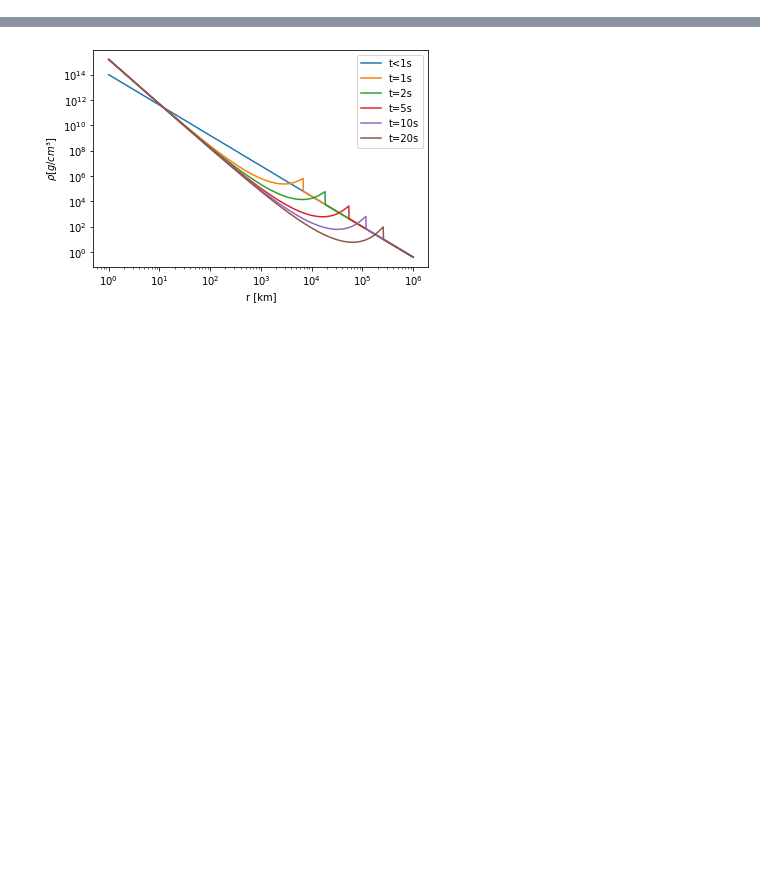
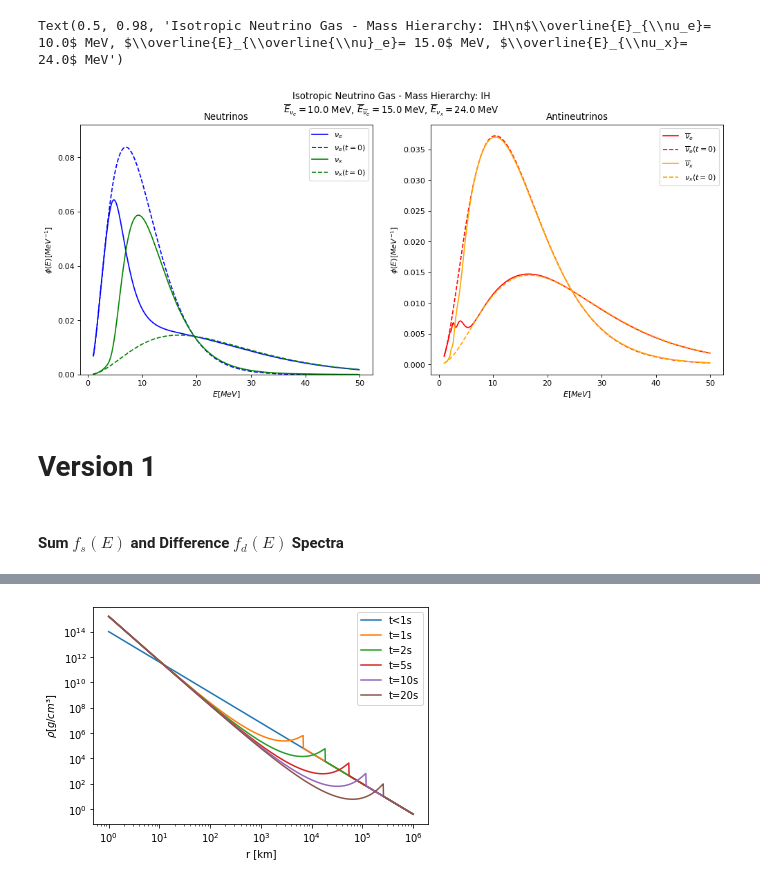
Before and after one commit to pedrodedin/Neutrino-Collective-Effects, a Jupyter notebook: Test.ipynb, the cells around one changed output, grey strips where cells are left out. Saved outputs shown, nothing was run; the diff lists cells and outputs as text; code cells hidden in the pictures; blank space fills up the shorter version.

```diff
--- a/Test.ipynb
+++ b/Test.ipynb
@@ -7,0 +21,2 @@ import time
+# %%
+y0,omega,E_vec,t_vec,mu_0,n_f,n_dim,n_E=initiate_v2(nu_types,t_bins,E_i,E_f,E_step,E_0,Amplitude)
@@ -7,0 +79,53 @@ import time
+# %%
+for i in range(len(Pee_nu)):
+        nu_e_time.append([])
+        nu_x_time.append([])
+        nubar_e_time.append([])
+        nubar_x_time.append([])
+        for j in range(len(Pee_nu[0])):
+            Pee_aux=Pee_nu[i][j]
+            nu_e_time[i].append(Pee_aux*nu_e0[j]+(1-Pee_aux)*nu_x0[j])
+            nu_x_time[i].append(Pee_aux*nu_x0[j]+(1-Pee_aux)*nu_e0[j])
+
+            Pee_aux=Pee_nubar[i][j]
+            nubar_e_time[i].append(Pee_aux*nubar_e0[j]+(1-Pee_aux)*nubar_x0[j])
+            nubar_x_time[i].append(Pee_aux*nubar_x0[j]+(1-Pee_aux)*nubar_e0[j])
+# %%
+fig= plt.figure(figsize=(15, 6), dpi= 80, facecolor='w', edgecolor='k')
+
+ax1=fig.add_subplot(1,2,1)
+#nu_e
+ax1.plot(E_vec, nu_e_time[-1],color='b',label=r'$\nu_e$')
+ax1.plot(E_vec, nu_e_time[0],color='b', linestyle="--",label=r'$\nu_e(t=0)$')#Initial
+#nu_x
+ax1.plot(E_vec,nu_x_time[-1],color='g',label=r'$\nu_x$')
+ax1.plot(E_vec, nu_x_time[0],color='g', linestyle="--",label=r'$\nu_x(t=0)$')#Initial
+#Text
+ax1.set_title("Neutrinos")
+ax1.set_xlabel(r'$E [MeV]$')
+ax1.set_ylabel(r'$\phi(E) [MeV^{-1}]$')
+ax1.legend(loc='upper right')
+ax1.set_ylim(0,1.1*max(nu_e_time[0]))
+
+ax2=fig.add_subplot(1,2,2)
+#nubar_e
+ax2.plot(E_vec,nubar_e_time[-1],color='r',label=r'$\overline{\nu}_e$')
+ax2.plot(E_vec, nubar_e_time[0],color='r', linestyle="--",label=r'$\overline{\nu}_e(t=0)$')#Initial
+#nubar_x
+ax2.plot(E_vec,nubar_x_time[-1],color='orange',label=r'$\overline{\nu}_x$')
+ax2.plot(E_vec,nubar_x_time[0],color='orange', linestyle="--",label=r'$\nu_x(t=0)$')#Initial
+#Text
+ax2.set_title("Antineutrinos")
+ax2.set_xlabel(r'$E [MeV]$')
+ax2.set_ylabel(r'$\phi(E) [MeV^{-1}]$')
+ax2.legend(loc='upper right')
+#ax2.set_ylim(0,1.1*max(nu_e_time[0]))
+
+fig.suptitle((r'Isotropic Neutrino Gas - Mass Hierarchy: IH')+"\n"+
+                 (r"$\overline{E}_{\nu_e}= %.1f$ MeV, $\overline{E}_{\overline{\nu}_e}= %.1f$ MeV, $\overline{E}_{\nu_x}= %.1f$ MeV"%(E_0[0],E_0[1],E_0[2])))
+#fig.savefig("Figures/Isotrpic_Gas_Spectrum_%s.png"%title)
+# %% [output]
+Text(0.5, 0.98, 'Isotropic Neutrino Gas - Mass Hierarchy: IH\n$\\overline{E}_{\\nu_e}= 10.0$ MeV, $\\overline{E}_{\\overline{\\nu}_e}= 15.0$ MeV, $\\overline{E}_{\\nu_x}= 24.0$ MeV')
+[figure, added]
+# %% [markdown]
+# Version 1
@@ -7,0 +137,2 @@ import time
+# %% [markdown]
+#### Sum $f_s(E)$ and Difference $f_d(E)$ Spectra
```
Also changed, not shown: parts of 19 cells of this notebook, 15 other files.
